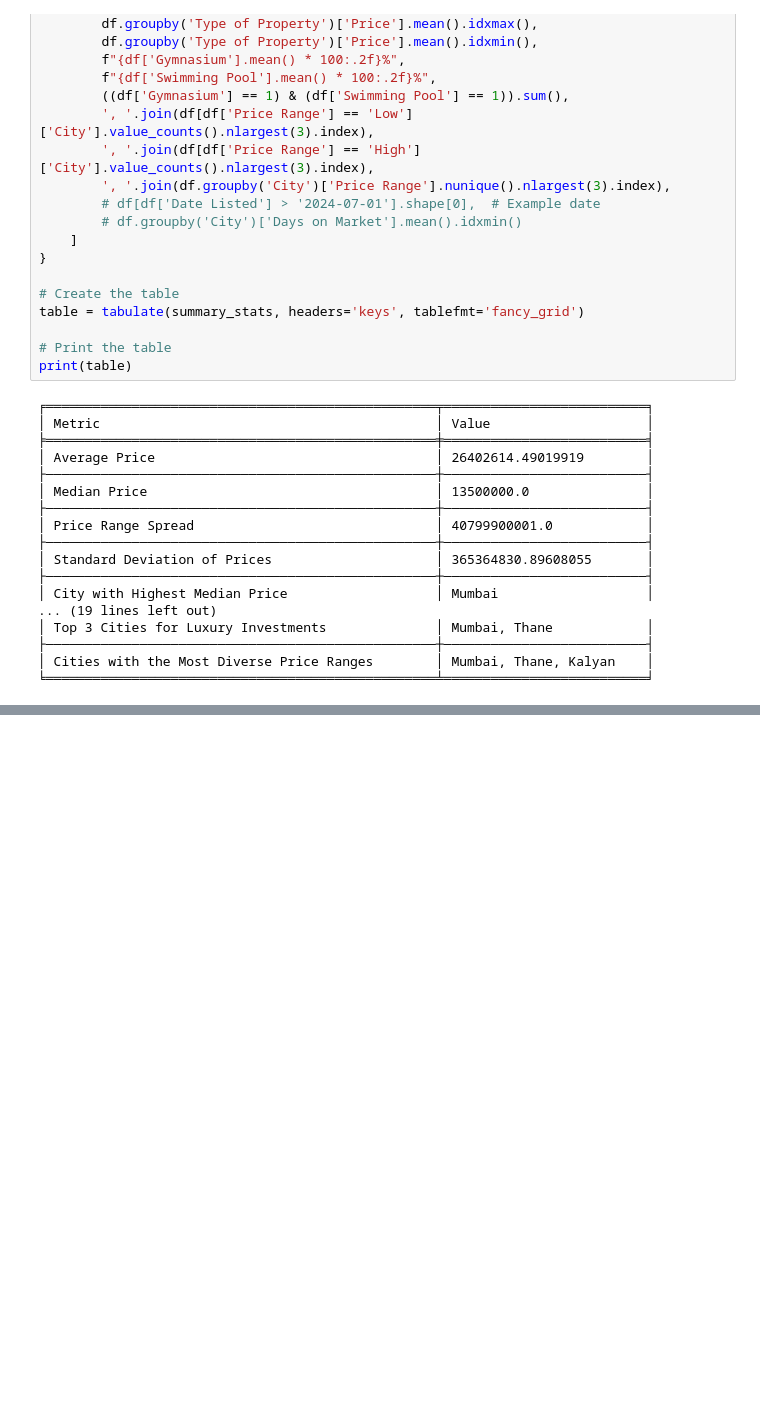
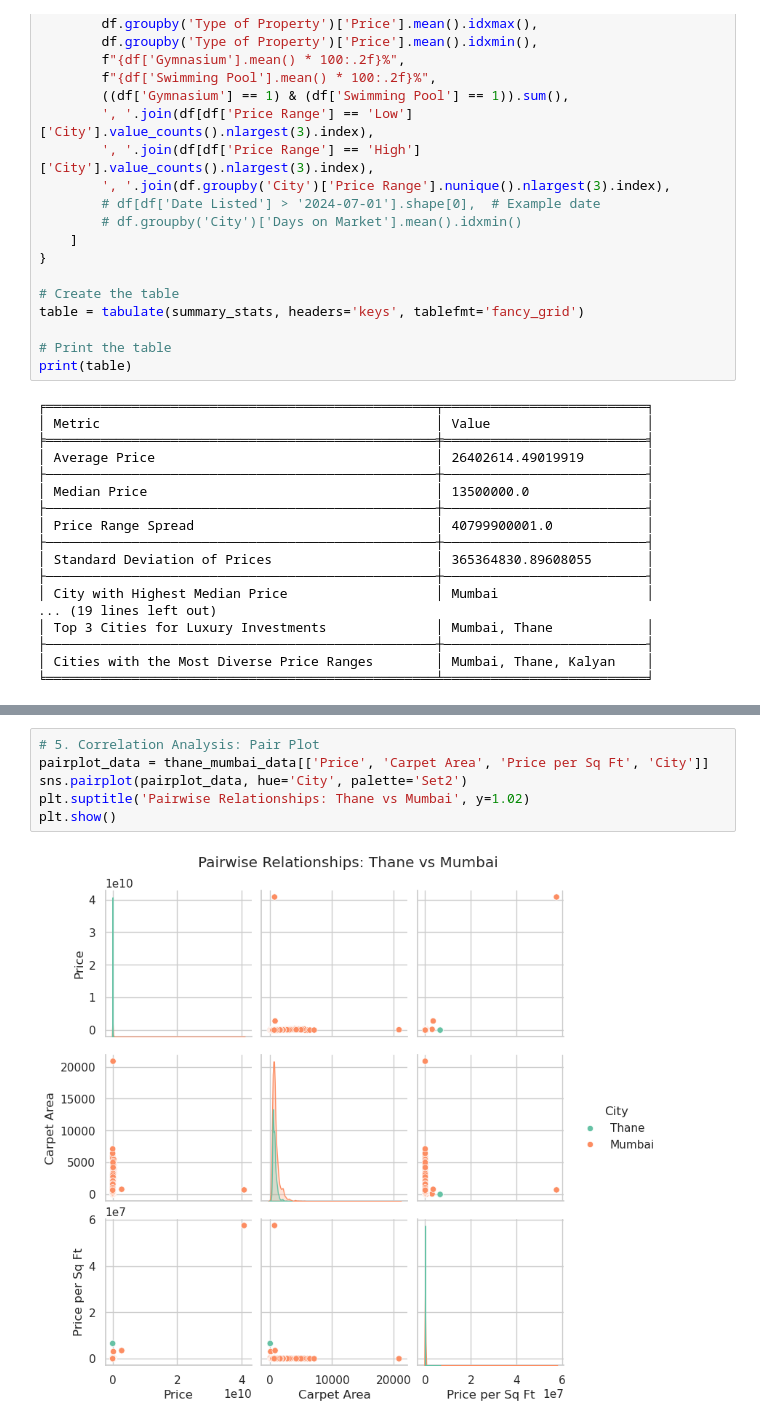
Before and after one commit to arghyawning/data-analytics-1-assignments, a Jupyter notebook: a1/51/assignment1_51.ipynb, the cells around one changed output, grey strips where cells are left out. Saved outputs shown, nothing was run; the diff lists cells and outputs as text; blank space fills up the shorter version.

```diff
--- a/a1/51/assignment1_51.ipynb
+++ b/a1/51/assignment1_51.ipynb
@@ -287,0 +335,8 @@ fig.show(renderer='png')
+# %%
+# 5. Correlation Analysis: Pair Plot
+pairplot_data = thane_mumbai_data[['Price', 'Carpet Area', 'Price per Sq Ft', 'City']]
+sns.pairplot(pairplot_data, hue='City', palette='Set2')
+plt.suptitle('Pairwise Relationships: Thane vs Mumbai', y=1.02)
+plt.show()
+# %% [output]
+[figure, added]
```
Also changed, not shown: parts of 10 cells of this notebook.
